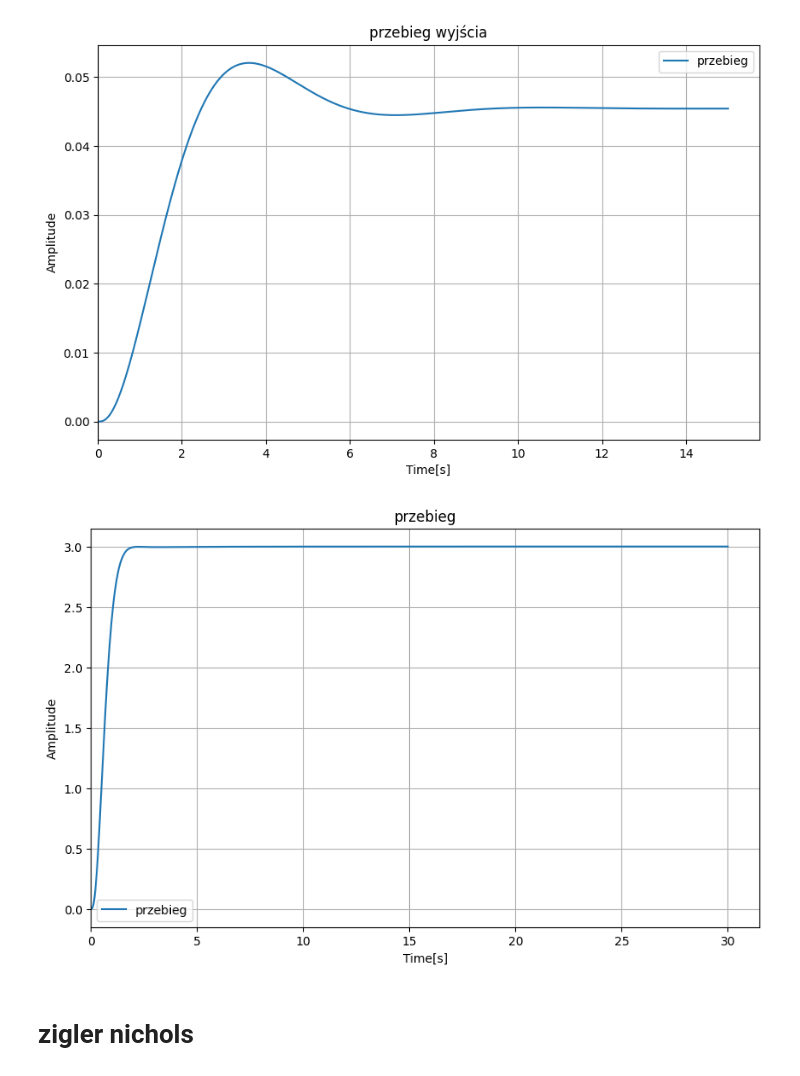
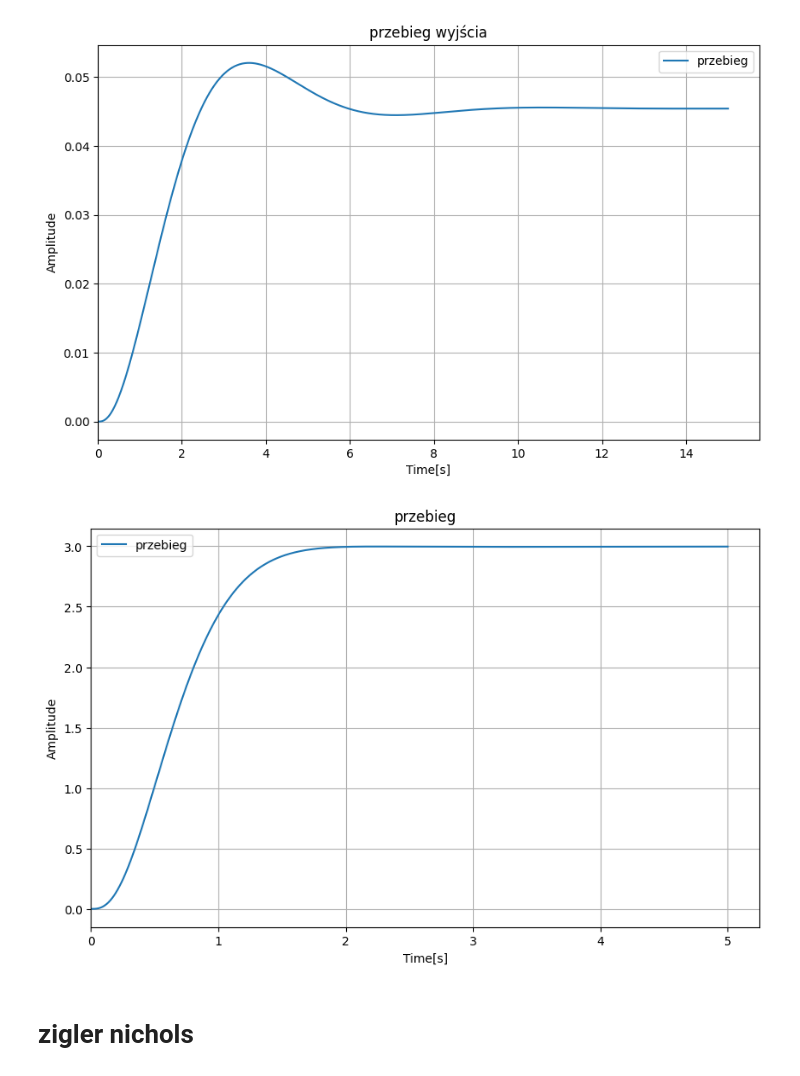
Before and after one commit to Piotr-Bednarek/ZadaniaSem5Laby, a Jupyter notebook: uso/lab6.ipynb, the cells around one changed output. Cells and saved outputs as stored; diff of their text form; code cells hidden in the pictures.

```diff
--- a/uso/lab6.ipynb
+++ b/uso/lab6.ipynb
@@ -57,35 +59,35 @@ def model_with_pid(x, t, kp, ki, kd, yd):
     y = C @ np.array([i1, i2, uc])
 
     e = yd - y
 
     dy_dt = C @ (A @ np.array([i1, i2, uc]))
     de_dt = -dy_dt
 
     u = kp * e + ki * integral_e + kd * de_dt
 
     dx_plant = A @ np.array([i1, i2, uc]) + B * u
 
     d_integral_e = e
 
     return [dx_plant[0], dx_plant[1], dx_plant[2], d_integral_e]
 
 # Parametry regulatora PID
 kp = 30
 ki = 10
 kd = 15
 yd = 3  # wartość zadana
 
 x0 = np.array([0, 0, 0, 0])
 
-t = np.linspace(0, 30, 1000)
+t = np.linspace(0, 5, 1000)
 
 x1 = odeint(model_with_pid, x0, t, args=(kp, ki, kd, yd))
 
 y = x1[:, 1]
 
 plot_sets('przebieg',[t,y,'przebieg'])
 # %% [output]
-[figure, old version]
+[figure, new version]
 # %% [markdown]
 # zigler nichols
 # %%
```
Also changed, not shown: parts of 7 cells of this notebook, 5 other files.
